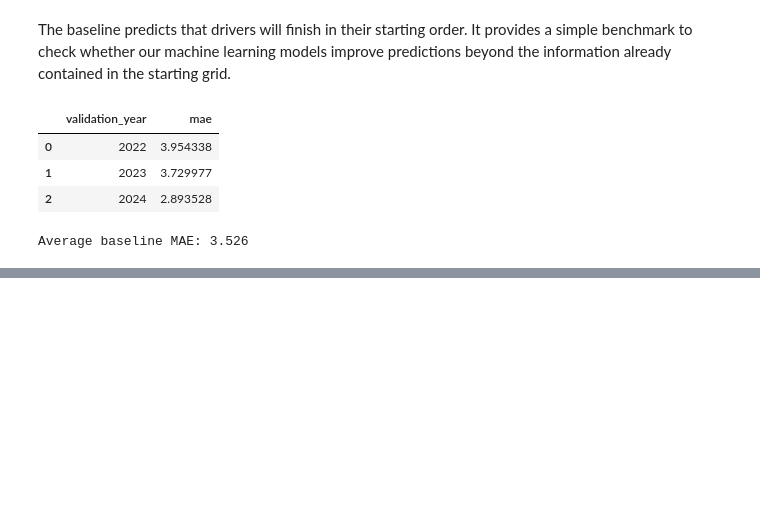
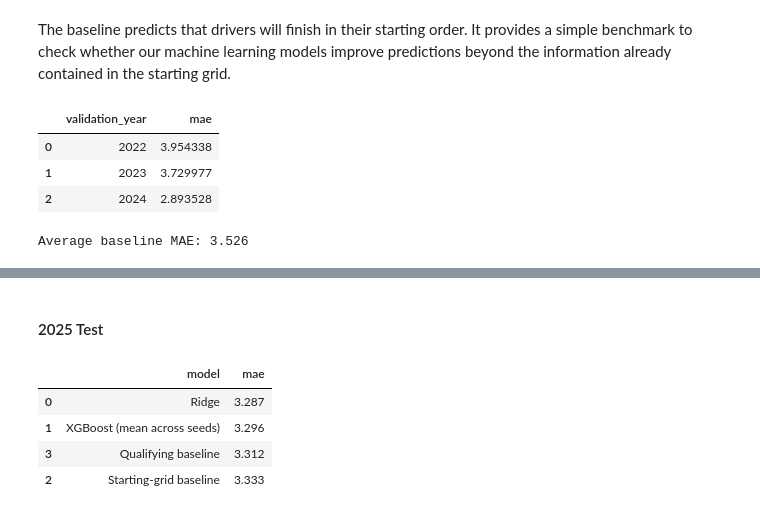
Before and after one commit to ramun-numar/f1-project, a Jupyter notebook: analysis.ipynb, the cells around one changed output, grey strips where cells are left out. Saved outputs shown, nothing was run; the diff lists cells and outputs as text; code cells hidden in the pictures; blank space fills up the shorter version.

```diff
--- a/analysis.ipynb
+++ b/analysis.ipynb
@@ -989,0 +1034,55 @@ Belgium: Heavy rain delayed the start by around 80 minutes. The track then dried
+# %% [markdown]
+#### 2025 Test
+# %%
+# create a pipeline for the ridge model with its best alpha value
+ridge_pipeline = Pipeline([("preprocessor", clone(preprocessor)), ("regression", Ridge(alpha=best_alpha))])
+
+
+# create a new prediction with our function
+ridge_predictions_2025 = walk_forward(ridge_pipeline, year=2025)
+
+# and calculate its MAE
+ridge_mae_2025 = ridge_predictions_2025["absolute_error"].mean()
+
+xgboost_seed_maes_2025 = []
+
+# for every seed we fit and predict the results with the hyperparameter from the optuna study
+for seed in [0, 13, 123]:
+    xgboost_pipeline = Pipeline([
+        ("preprocessor", clone(preprocessor)),
+        ("regression", XGBRegressor(
+            **best_parameters, objective="reg:absoluteerror",
+            tree_method="auto", random_state=seed, n_jobs=2))])
+
+    predictions = walk_forward(xgboost_pipeline, year=2025)
+    xgboost_seed_maes_2025.append(predictions["absolute_error"].mean())
+
+results_2025 = [{"model": "Ridge", "mae": ridge_mae_2025}, {"model": "XGBoost (mean across seeds)",
+                "mae": sum(xgboost_seed_maes_2025) / len(xgboost_seed_maes_2025)}]
+
+
+# creates the data structure for the baseline check. take only the data from the year 2025
+evaluation_data = test_data.sort_values(["raceId", "driverId"])
+
+# Starting-grid baseline
+grid_scores = evaluation_data["gridPositionNumber"].fillna(float("inf"))            # again append the drivers with missing values at the end
+grid_positions = grid_scores.groupby(evaluation_data["raceId"]).rank(method="first")        # rank drivers by their starting position within each race.
+
+results_2025.append({"model": "Starting-grid baseline",
+                     "mae": mean_absolute_error(evaluation_data["positionDisplayOrder"], grid_positions)})
+
+# Qualifying baseline
+quali_scores = evaluation_data["qualificationPositionNumber"].fillna(float("inf"))
+quali_positions = quali_scores.groupby(evaluation_data["raceId"]).rank(method="first")
+
+results_2025.append({"model": "Qualifying baseline",
+                     "mae": mean_absolute_error(evaluation_data["positionDisplayOrder"], quali_positions)})
+
+comparison_2025 = pd.DataFrame(results_2025).sort_values("mae")
+display(comparison_2025.round(3))
+# %% [output]
+|  | model | mae |
+| 0 | Ridge | 3.287 |
+| 1 | XGBoost (mean across seeds) | 3.296 |
+| 3 | Qualifying baseline | 3.312 |
+| 2 | Starting-grid baseline | 3.333 |
```
Also changed, not shown: parts of 22 cells of this notebook, 1 other file.
